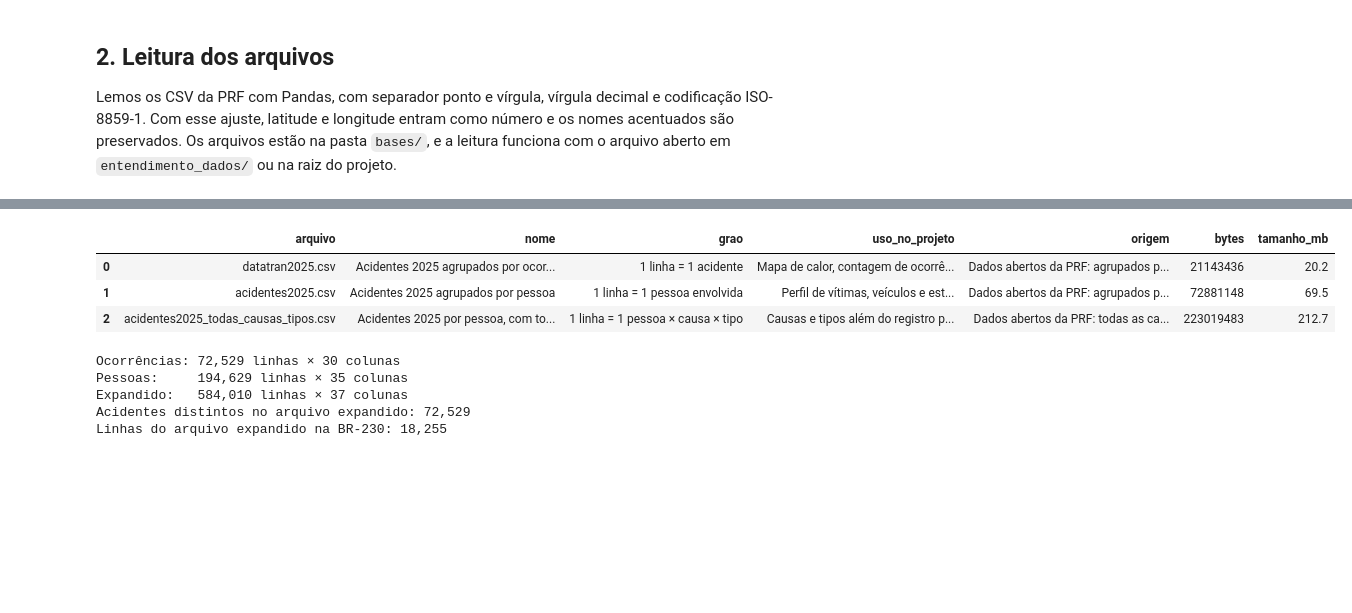
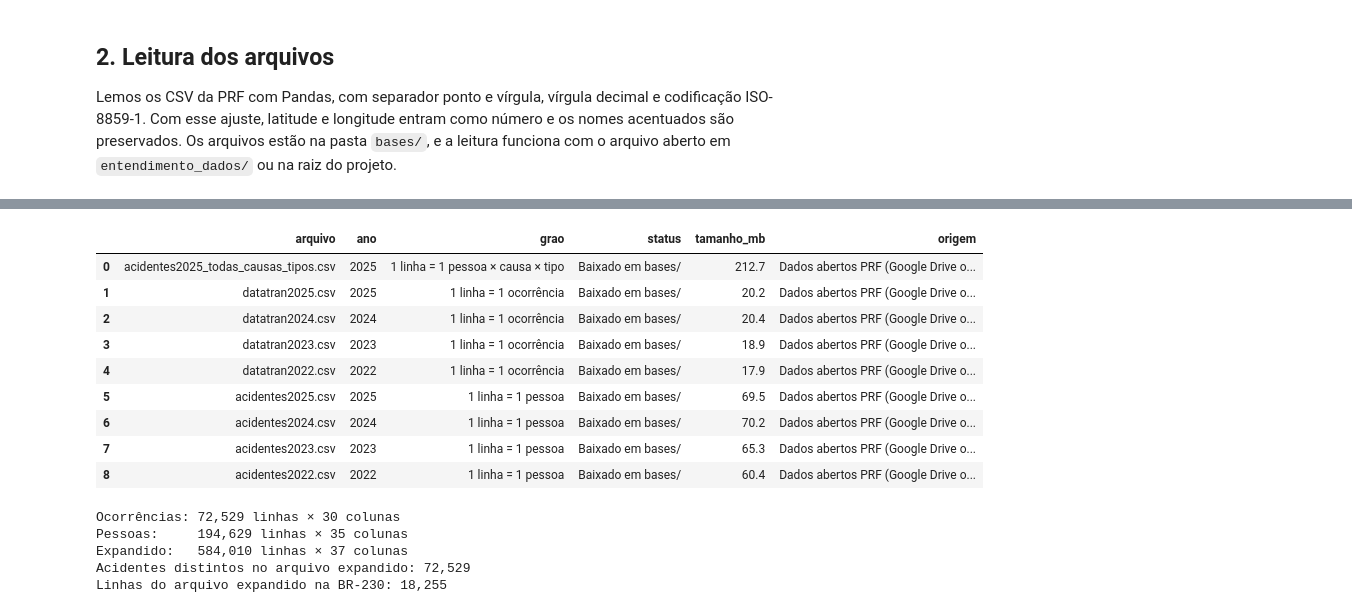
Before and after one commit to batista-neto/Prediction_of_Traffic_Accident_Risk_on_the_BR-230, a Jupyter notebook: entendimento_dados/entendimento_dados_br230.ipynb, the cells around one changed output, grey strips where cells are left out. Cells and saved outputs as stored; diff of their text form; code cells hidden in the pictures; blank space fills up the shorter version.

```diff
--- a/entendimento_dados/entendimento_dados_br230.ipynb
+++ b/entendimento_dados/entendimento_dados_br230.ipynb
@@ -87,38 +216,30 @@ Na carga, tratamos três características do arquivo:
 # %%
-catalogo = pd.DataFrame(
-    [
-        {
-            "arquivo": "datatran2025.csv",
-            "nome": "Acidentes 2025 agrupados por ocorrência",
-            "grao": "1 linha = 1 acidente",
-            "uso_no_projeto": "Mapa de calor, contagem de ocorrências e gravidade do acidente",
-            "origem": "Dados abertos da PRF: agrupados por ocorrência",
-        },
-        {
-            "arquivo": "acidentes2025.csv",
-            "nome": "Acidentes 2025 agrupados por pessoa",
-            "grao": "1 linha = 1 pessoa envolvida",
-            "uso_no_projeto": "Perfil de vítimas, veículos e estado físico",
-            "origem": "Dados abertos da PRF: agrupados por pessoa",
-        },
-        {
-            "arquivo": "acidentes2025_todas_causas_tipos.csv",
-            "nome": "Acidentes 2025 por pessoa, com todas as causas e tipos",
-            "grao": "1 linha = 1 pessoa × causa × tipo",
-            "uso_no_projeto": "Causas e tipos além do registro principal",
-            "origem": "Dados abertos da PRF: todas as causas e tipos",
-        },
-    ]
-)
+catalogo_itens = []
+for nome, info in PRF_DOWNLOAD_LINKS.items():
+    arquivo_path = BASES / nome
+    tamanho = round(arquivo_path.stat().st_size / 1024**2, 1) if arquivo_path.exists() else None
+    catalogo_itens.append({
+        "arquivo": nome,
+        "ano": info["ano"],
+        "grao": info["grao"],
+        "status": "Baixado em bases/" if arquivo_path.exists() else "Disponível para download",
+        "tamanho_mb": tamanho,
+        "origem": "Dados abertos PRF (Google Drive oficial)",
+    })
 
-catalogo["bytes"] = catalogo["arquivo"].map(lambda nome: (BASES / nome).stat().st_size)
-catalogo["tamanho_mb"] = (catalogo["bytes"] / 1024**2).round(1)
+catalogo = pd.DataFrame(catalogo_itens)
 catalogo
 # %% [output]
-|  | arquivo | nome | grao | uso_no_projeto | origem | bytes | tamanho_mb |
-| 0 | datatran2025.csv | Acidentes 2025 agrupados por ocor... | 1 linha = 1 acidente | Mapa de calor, contagem de ocorrê... | Dados abertos da PRF: agrupados p... | 21143436 | 20.2 |
-| 1 | acidentes2025.csv | Acidentes 2025 agrupados por pessoa | 1 linha = 1 pessoa envolvida | Perfil de vítimas, veículos e est... | Dados abertos da PRF: agrupados p... | 72881148 | 69.5 |
-| 2 | acidentes2025_todas_causas_tipos.csv | Acidentes 2025 por pessoa, com to... | 1 linha = 1 pessoa × causa × tipo | Causas e tipos além do registro p... | Dados abertos da PRF: todas as ca... | 223019483 | 212.7 |
+|  | arquivo | ano | grao | status | tamanho_mb | origem |
+| 0 | acidentes2025_todas_causas_tipos.csv | 2025 | 1 linha = 1 pessoa × causa × tipo | Baixado em bases/ | 212.7 | Dados abertos PRF (Google Drive o... |
+| 1 | datatran2025.csv | 2025 | 1 linha = 1 ocorrência | Baixado em bases/ | 20.2 | Dados abertos PRF (Google Drive o... |
+| 2 | datatran2024.csv | 2024 | 1 linha = 1 ocorrência | Baixado em bases/ | 20.4 | Dados abertos PRF (Google Drive o... |
+| 3 | datatran2023.csv | 2023 | 1 linha = 1 ocorrência | Baixado em bases/ | 18.9 | Dados abertos PRF (Google Drive o... |
+| 4 | datatran2022.csv | 2022 | 1 linha = 1 ocorrência | Baixado em bases/ | 17.9 | Dados abertos PRF (Google Drive o... |
+| 5 | acidentes2025.csv | 2025 | 1 linha = 1 pessoa | Baixado em bases/ | 69.5 | Dados abertos PRF (Google Drive o... |
+| 6 | acidentes2024.csv | 2024 | 1 linha = 1 pessoa | Baixado em bases/ | 70.2 | Dados abertos PRF (Google Drive o... |
+| 7 | acidentes2023.csv | 2023 | 1 linha = 1 pessoa | Baixado em bases/ | 65.3 | Dados abertos PRF (Google Drive o... |
+| 8 | acidentes2022.csv | 2022 | 1 linha = 1 pessoa | Baixado em bases/ | 60.4 | Dados abertos PRF (Google Drive o... |
 # %%
 ocorrencias = ler_prf("datatran2025.csv")
 pessoas = ler_prf("acidentes2025.csv")
```
Also changed, not shown: parts of 24 cells of this notebook, 13 other files.
